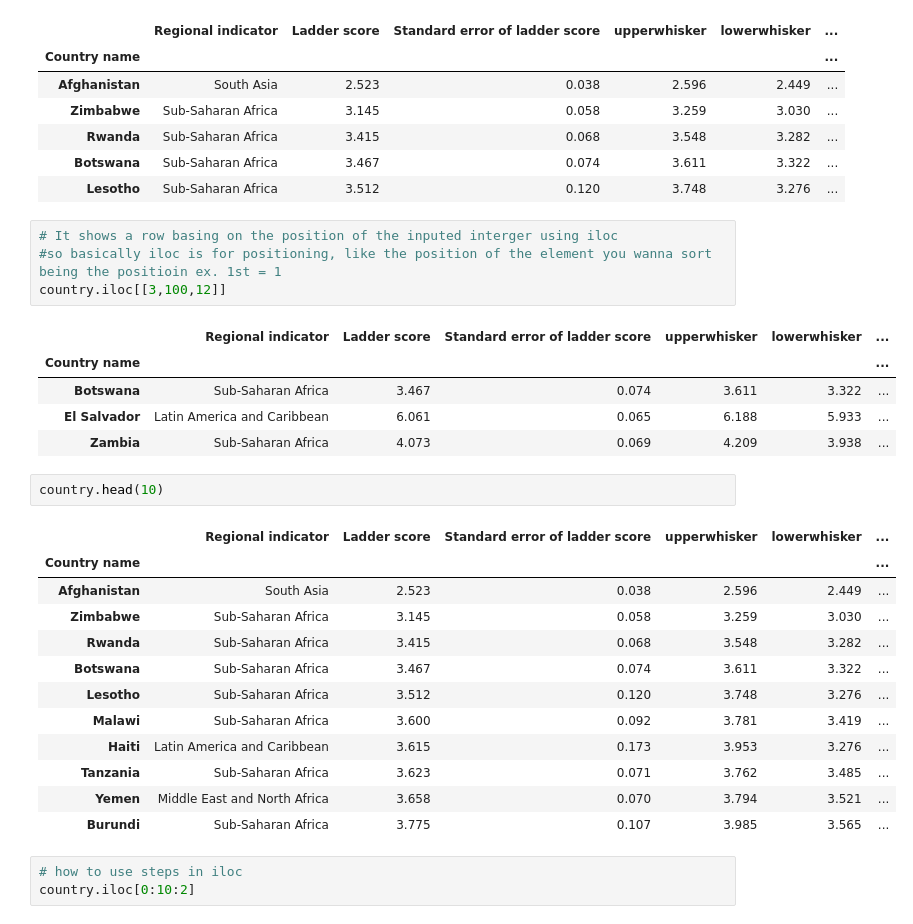
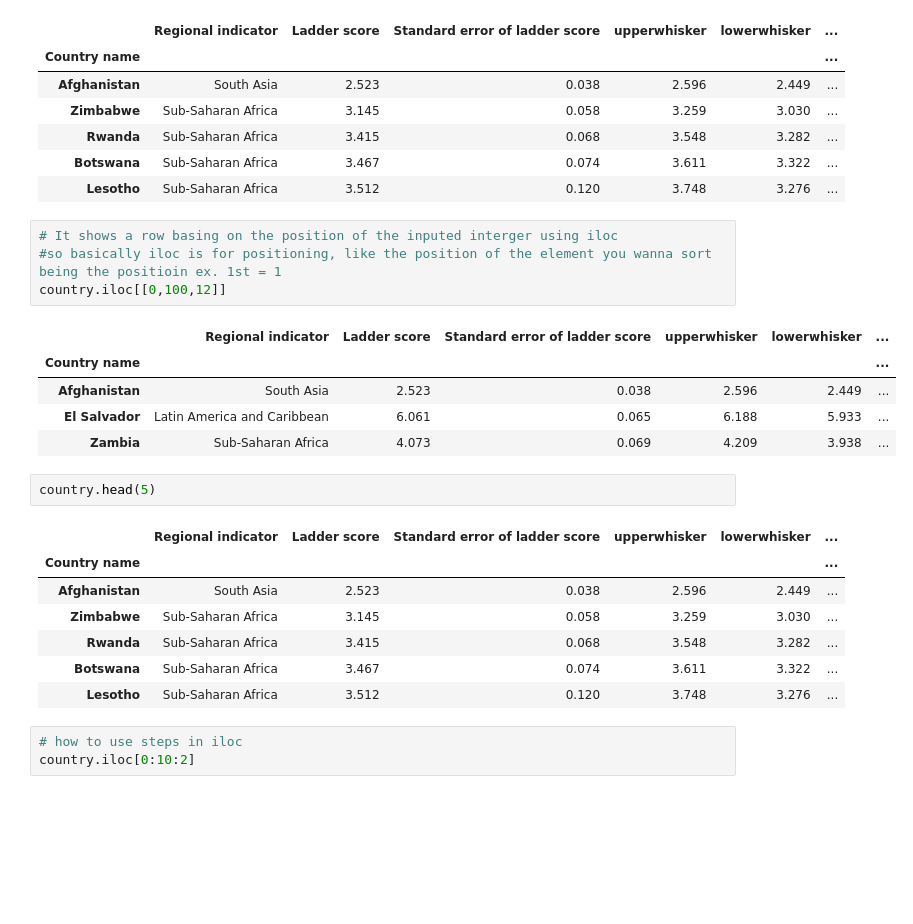
Before and after one commit to dennisowusu123/DATA-ANALYTICS-GT, a Jupyter notebook: DataScience/DataAnalysis/01_Dataframes.ipynb, the cells around one changed output. Cells and saved outputs as stored; diff of their text form; blank space fills up the shorter version.

```diff
--- a/DataScience/DataAnalysis/01_Dataframes.ipynb
+++ b/DataScience/DataAnalysis/01_Dataframes.ipynb
@@ -1375,15 +1375,15 @@ country.head()
 # %%
 # It shows a row basing on the position of the inputed interger using iloc
 #so basically iloc is for positioning, like the position of the element you wanna sort being the positioin ex. 1st = 1
-country.iloc[[3,100,12]]
+country.iloc[[0,100,12]]
 # %% [output]
 |  | Regional indicator | Ladder score | Standard error of ladder score | upperwhisker | lowerwhisker | ... |
 | Country name |  |  |  |  |  | ... |
-| Botswana | Sub-Saharan Africa | 3.467 | 0.074 | 3.611 | 3.322 | ... |
+| Afghanistan | South Asia | 2.523 | 0.038 | 2.596 | 2.449 | ... |
 | El Salvador | Latin America and Caribbean | 6.061 | 0.065 | 6.188 | 5.933 | ... |
 | Zambia | Sub-Saharan Africa | 4.073 | 0.069 | 4.209 | 3.938 | ... |
 # %%
-country.head(10)
+country.head(5)
 # %% [output]
 |  | Regional indicator | Ladder score | Standard error of ladder score | upperwhisker | lowerwhisker | ... |
 | Country name |  |  |  |  |  | ... |
@@ -1392,11 +1392,6 @@ country.head(10)
 | Rwanda | Sub-Saharan Africa | 3.415 | 0.068 | 3.548 | 3.282 | ... |
 | Botswana | Sub-Saharan Africa | 3.467 | 0.074 | 3.611 | 3.322 | ... |
 | Lesotho | Sub-Saharan Africa | 3.512 | 0.120 | 3.748 | 3.276 | ... |
-| Malawi | Sub-Saharan Africa | 3.600 | 0.092 | 3.781 | 3.419 | ... |
-| Haiti | Latin America and Caribbean | 3.615 | 0.173 | 3.953 | 3.276 | ... |
-| Tanzania | Sub-Saharan Africa | 3.623 | 0.071 | 3.762 | 3.485 | ... |
-| Yemen | Middle East and North Africa | 3.658 | 0.070 | 3.794 | 3.521 | ... |
-| Burundi | Sub-Saharan Africa | 3.775 | 0.107 | 3.985 | 3.565 | ... |
 # %%
 # how to use steps in iloc
 country.iloc[0:10:2]
```
Also changed, not shown: parts of 21 cells of this notebook.
